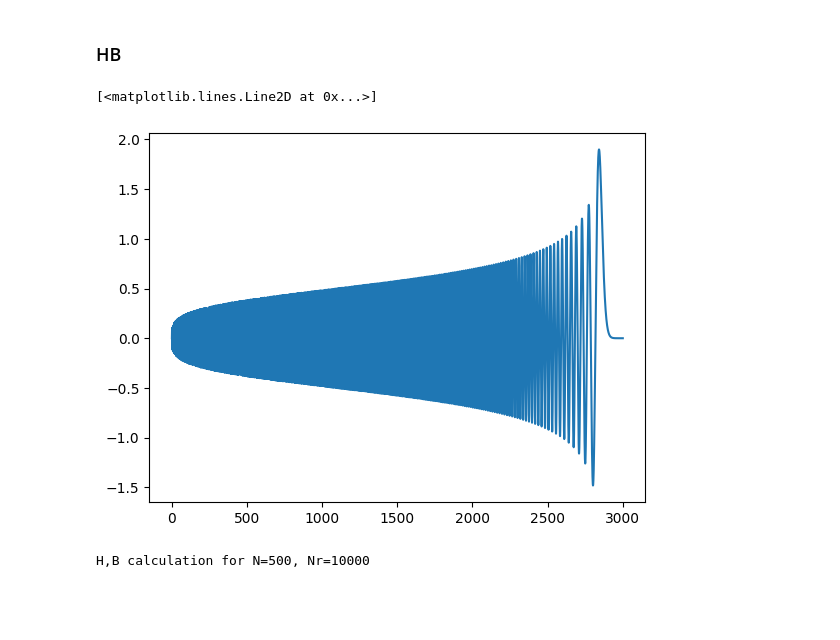
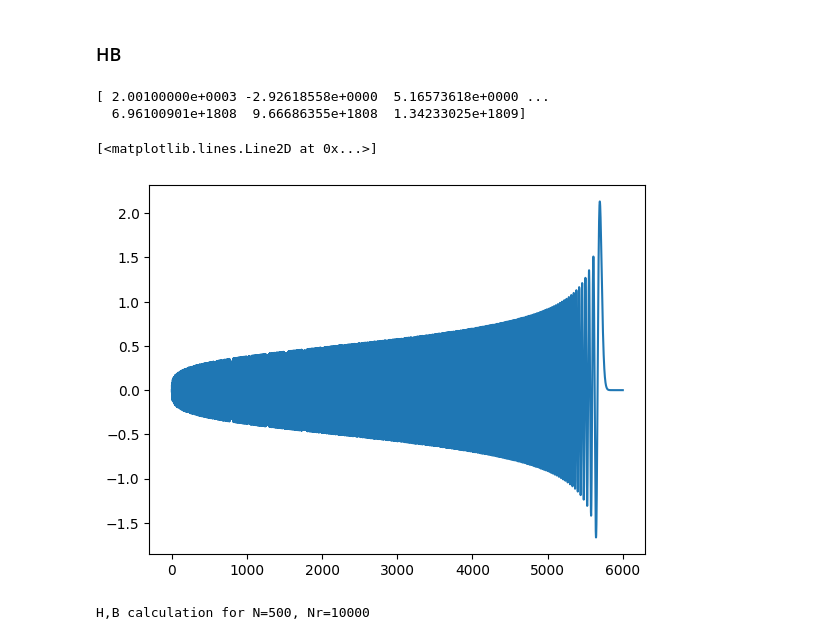
Before and after one commit to Indoxer/sturmian-quantum, a Jupyter notebook: sturmian.ipynb, the cells around one changed output. Drawn from its saved outputs; the diff is of its cells as text; code cells hidden in the pictures; blank space fills up the shorter version.

```diff
--- a/sturmian.ipynb
+++ b/sturmian.ipynb
@@ -148,12 +150,14 @@ def HBC(N, l, q, r, r1, S, S_diff, dr, V_r, H, B):
 
     return H, B
 # %%
-x = np.linspace(0, 3000, 10000, dtype=np.float128)
-y = Skl(x, 1000, 0, 0.7)
+x = np.linspace(0, 6000, 10000, dtype=np.longdouble)
+y = Skl(x, 2000, 0, 0.7)
 plt.plot(x, y)
 # %% [output]
-[<matplotlib.lines.Line2D at 0x...>]
+[ 2.00100000e+0003 -2.92618558e+0000  5.16573618e+0000 ...
+  6.96100901e+1808  9.66686355e+1808  1.34233025e+1809]
+[<matplotlib.lines.Line2D at 0x...>]
-[figure, old version]
+[figure, new version]
 # %%
 N = 500
 l = 0
```
Also changed, not shown: parts of 2 cells of this notebook.
